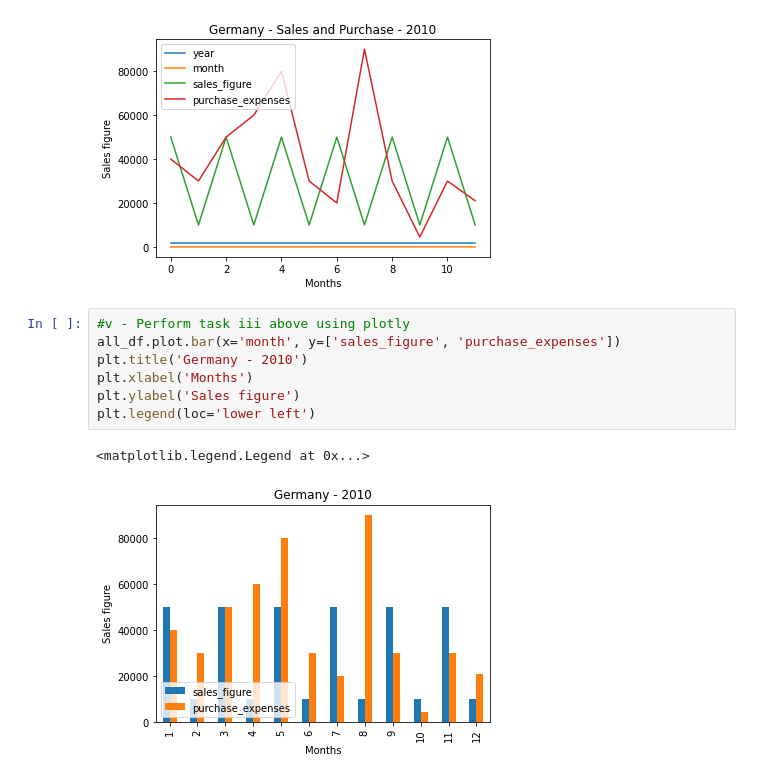
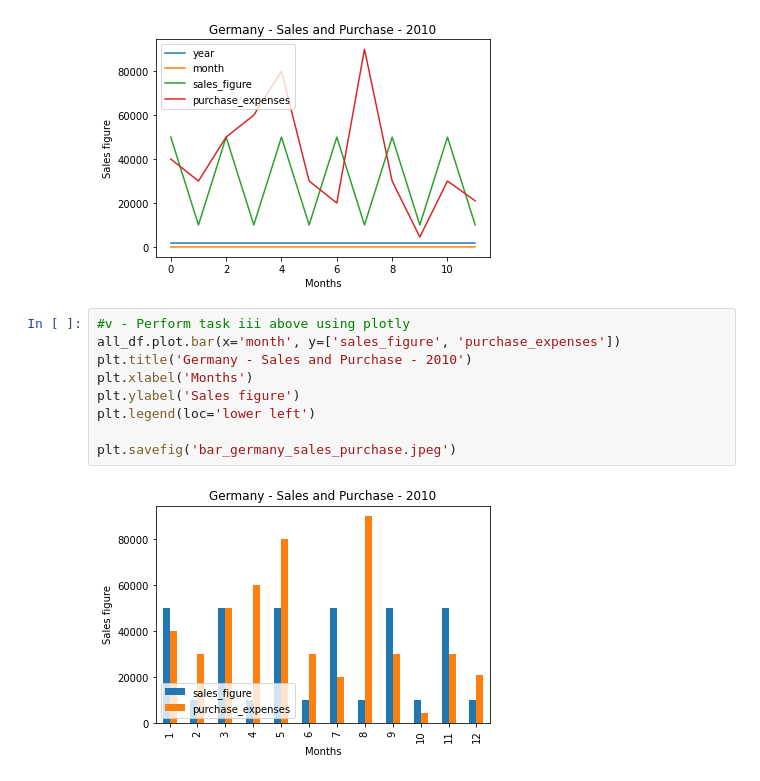
Before and after one commit to leticiaamorimd/data_sales, a Jupyter notebook: sales_2010.ipynb, the cells around one changed output. Saved outputs shown, nothing was run; the diff lists cells and outputs as text.

```diff
--- a/sales_2010.ipynb
+++ b/sales_2010.ipynb
@@ -116,10 +113,11 @@ plt.savefig('germany_sales_purchase.jpeg')
 # %%
 #v - Perform task iii above using plotly
 all_df.plot.bar(x='month', y=['sales_figure', 'purchase_expenses'])
-plt.title('Germany - 2010')
+plt.title('Germany - Sales and Purchase - 2010')
 plt.xlabel('Months')
 plt.ylabel('Sales figure')
 plt.legend(loc='lower left')
+
+plt.savefig('bar_germany_sales_purchase.jpeg')
 # %% [output]
-<matplotlib.legend.Legend at 0x...>
-[figure, old version]
+[figure, new version]
```
Also changed, not shown: parts of 3 cells of this notebook, 1 other file.
